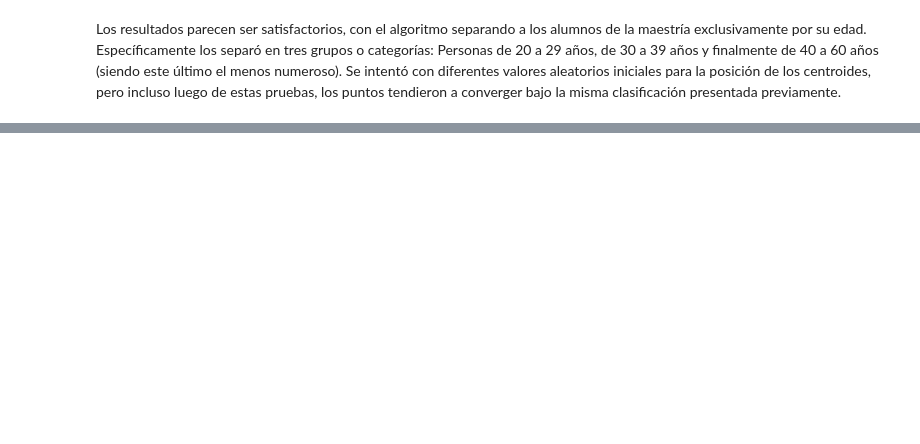
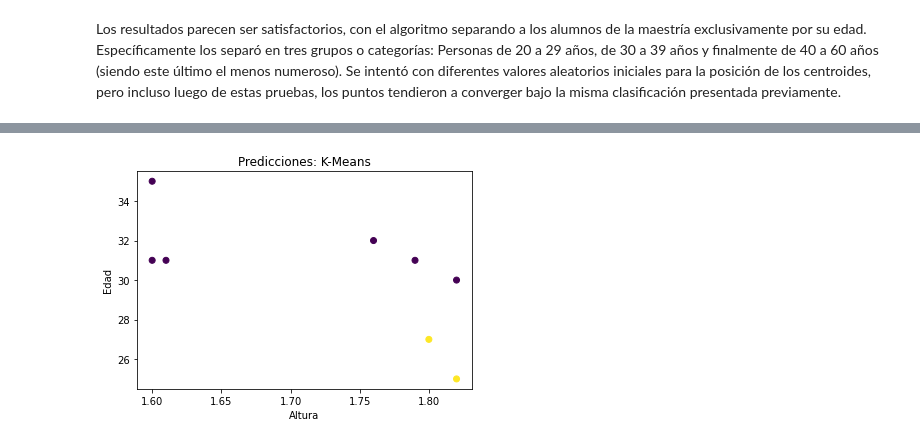
Before and after one commit to eddysanoli-galileo/Statistical-Learning-II, a Jupyter notebook: Tareas/Práctica 1/Práctica 1 - KMeans y GMM.ipynb, the cells around one changed output, grey strips where cells are left out. Drawn from its saved outputs; the diff is of its cells as text; code cells hidden in the pictures; blank space fills up the shorter version.

```diff
--- a/Tareas/Práctica 1/Práctica 1 - KMeans y GMM.ipynb
+++ b/Tareas/Práctica 1/Práctica 1 - KMeans y GMM.ipynb
@@ -198,0 +274,19 @@ Los resultados parecen ser satisfactorios, con el algoritmo separando a los alum
+# %%
+# Se obtienen los datos de prueba
+test_data = dfs["valtest(normales)"]
+
+# Se convierten los datos a un array de numpy
+test_data = test_data.to_numpy()
+
+# Predecir el cluster al que pertenecen los datos utilizando los centroides anteriores
+test_classes, test_cost = KMeans_predict(test_data, centroides)
+
+# Se grafican los resultados
+#plt.scatter(data[:,0], data[:,1], c=classes, cmap = "viridis", alpha = 0.3)
+plt.scatter(test_data[:,0], test_data[:,1], c=test_classes, cmap = "viridis")
+plt.xlabel("Altura")
+plt.ylabel("Edad")
+plt.title("Predicciones: K-Means")
+plt.show()
+# %% [output]
+[figure, added]
```
Also changed, not shown: parts of 10 cells of this notebook, 1 other file.
